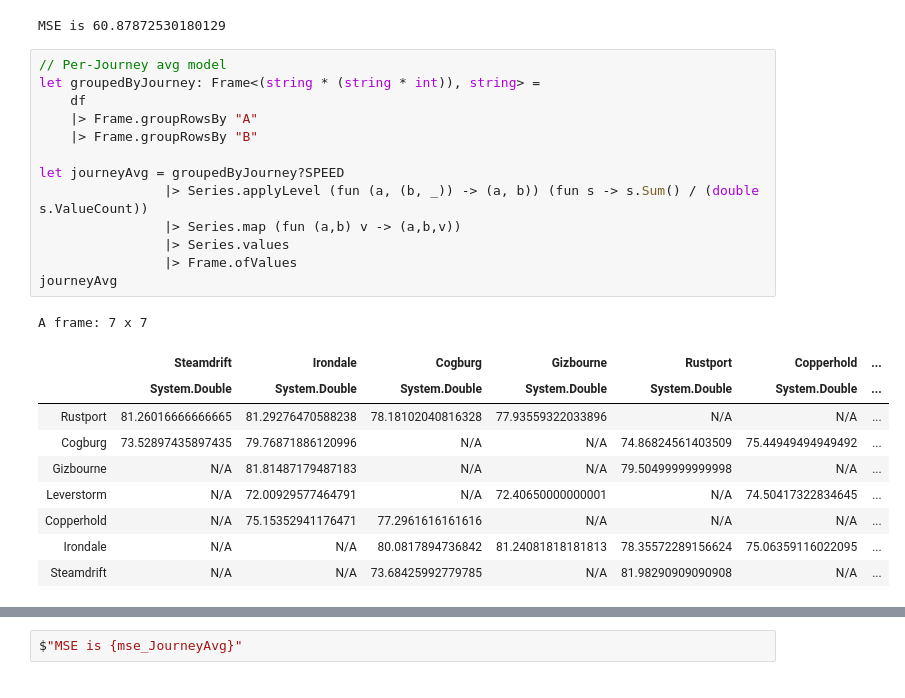
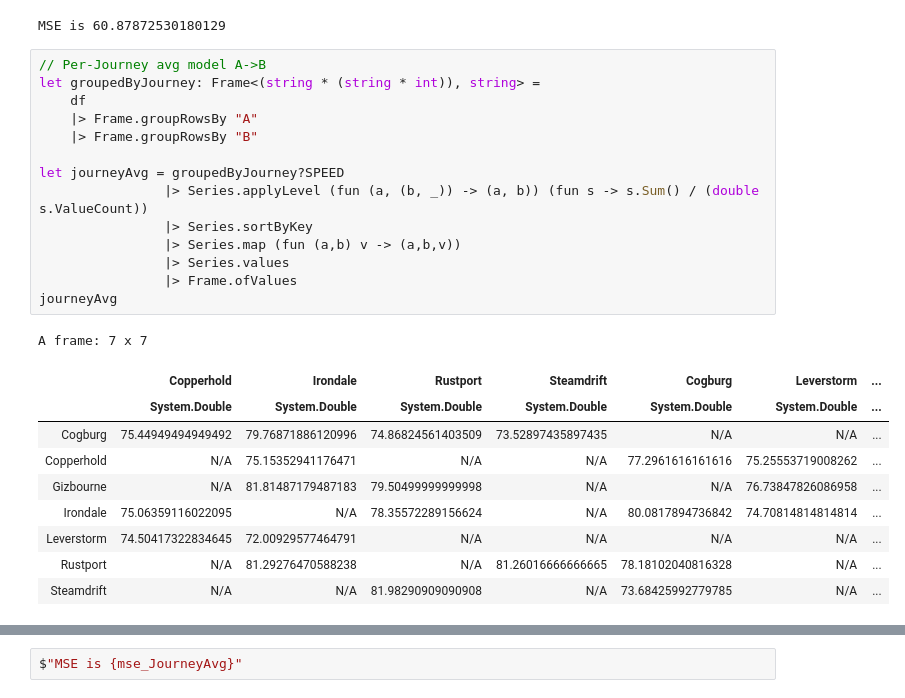
Before and after one commit to oscarsommerer/TransportTycoon, a Jupyter notebook: 23/23.ipynb, the cells around one changed output, grey strips where cells are left out. Cells and saved outputs as stored; diff of their text form.

```diff
--- a/23/23.ipynb
+++ b/23/23.ipynb
@@ -91,27 +119,28 @@ $"MSE is {mse_GlobalAvg}"
 # %% [output]
 MSE is 60.87872530180129
 # %%
-// Per-Journey avg model
+// Per-Journey avg model A->B
 let groupedByJourney: Frame<(string * (string * int)), string> =
     df
     |> Frame.groupRowsBy "A"
     |> Frame.groupRowsBy "B"
 
 let journeyAvg = groupedByJourney?SPEED
                 |> Series.applyLevel (fun (a, (b, _)) -> (a, b)) (fun s -> s.Sum() / (double s.ValueCount))
+                |> Series.sortByKey
                 |> Series.map (fun (a,b) v -> (a,b,v))
                 |> Series.values
                 |> Frame.ofValues
 journeyAvg
 # %% [output]
 A frame: 7 x 7
-|  | Steamdrift | Irondale | Cogburg | Gizbourne | Rustport | Copperhold | ... |
+|  | Copperhold | Irondale | Rustport | Steamdrift | Cogburg | Leverstorm | ... |
 |  | System.Double | System.Double | System.Double | System.Double | System.Double | System.Double | ... |
-| Rustport | 81.26016666666665 | 81.29276470588238 | 78.18102040816328 | 77.93559322033896 | N/A | N/A | ... |
-| Cogburg | 73.52897435897435 | 79.76871886120996 | N/A | N/A | 74.86824561403509 | 75.44949494949492 | ... |
-| Gizbourne | N/A | 81.81487179487183 | N/A | N/A | 79.50499999999998 | N/A | ... |
-| Leverstorm | N/A | 72.00929577464791 | N/A | 72.40650000000001 | N/A | 74.50417322834645 | ... |
-| Copperhold | N/A | 75.15352941176471 | 77.2961616161616 | N/A | N/A | N/A | ... |
-| Irondale | N/A | N/A | 80.0817894736842 | 81.24081818181813 | 78.35572289156624 | 75.06359116022095 | ... |
-| Steamdrift | N/A | N/A | 73.68425992779785 | N/A | 81.98290909090908 | N/A | ... |
+| Cogburg | 75.44949494949492 | 79.76871886120996 | 74.86824561403509 | 73.52897435897435 | N/A | N/A | ... |
+| Copperhold | N/A | 75.15352941176471 | N/A | N/A | 77.2961616161616 | 75.25553719008262 | ... |
+| Gizbourne | N/A | 81.81487179487183 | 79.50499999999998 | N/A | N/A | 76.73847826086958 | ... |
+| Irondale | 75.06359116022095 | N/A | 78.35572289156624 | N/A | 80.0817894736842 | 74.70814814814814 | ... |
+| Leverstorm | 74.50417322834645 | 72.00929577464791 | N/A | N/A | N/A | N/A | ... |
+| Rustport | N/A | 81.29276470588238 | N/A | 81.26016666666665 | 78.18102040816328 | N/A | ... |
+| Steamdrift | N/A | N/A | 81.98290909090908 | N/A | 73.68425992779785 | N/A | ... |
 # %%
```
Also changed, not shown: parts of 12 cells of this notebook.
